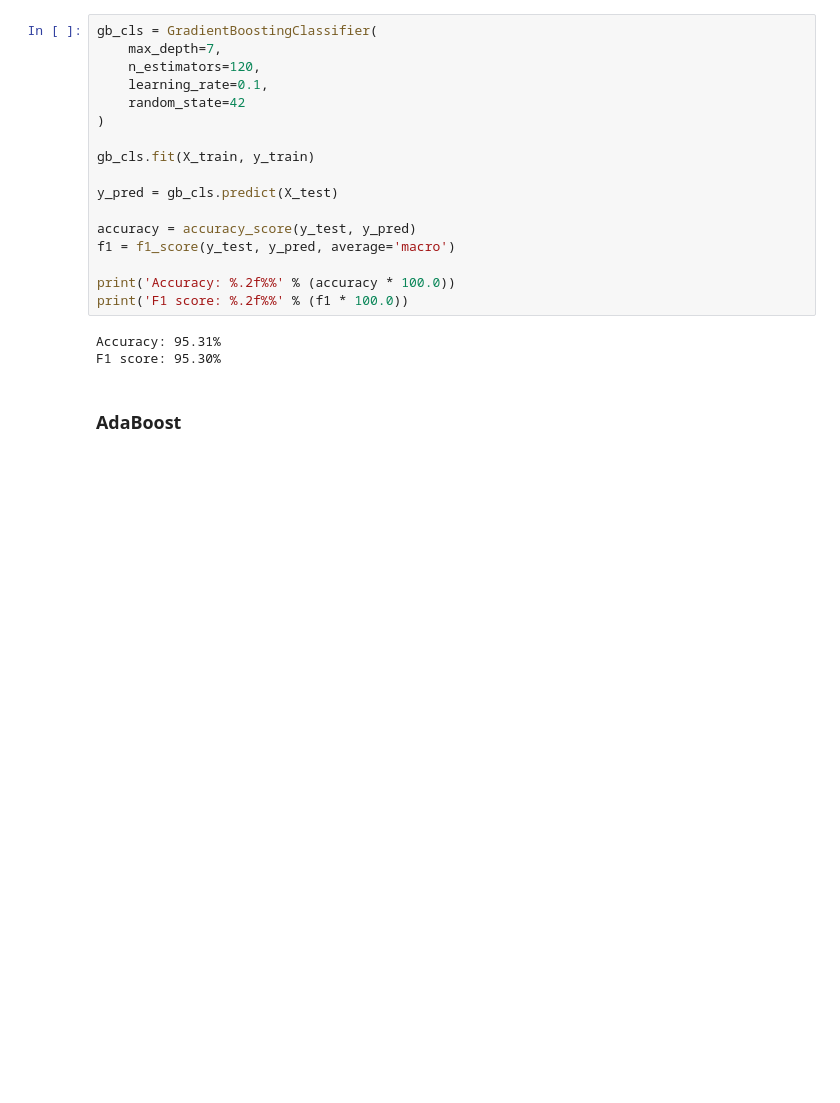
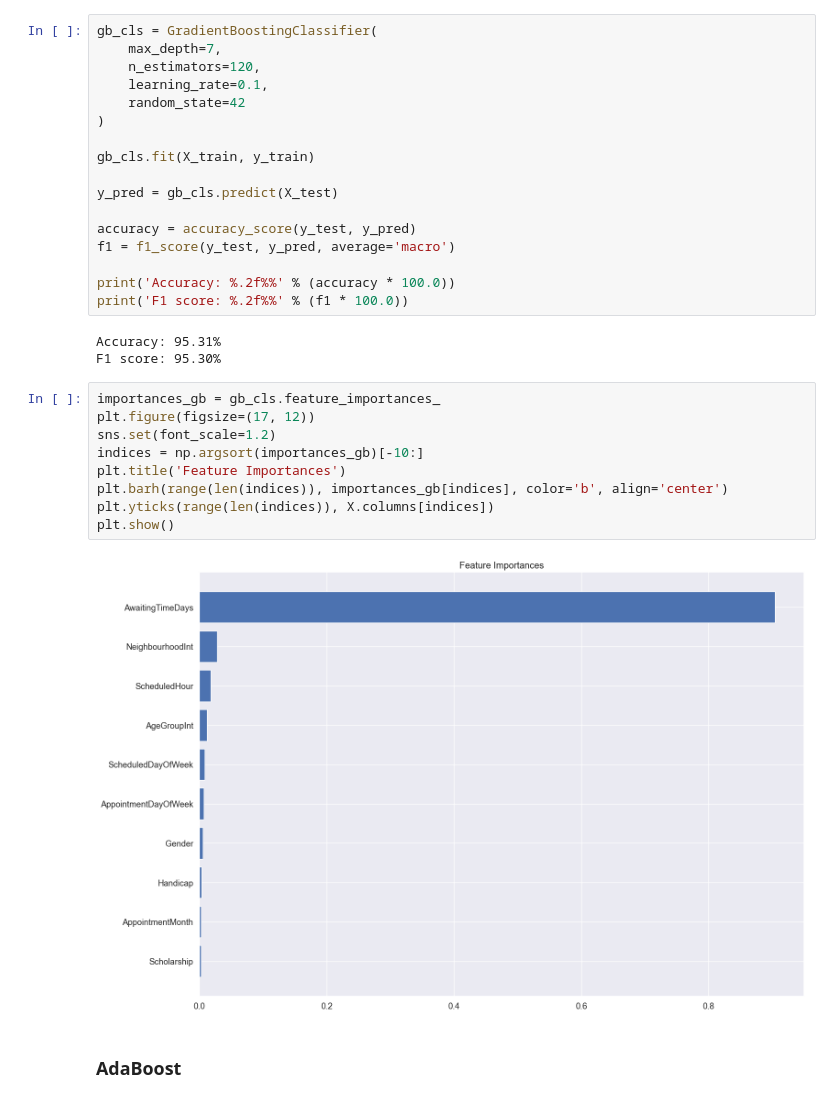
Before and after one commit to polejowska/mappshow-ml-xai, a Jupyter notebook: classifiers.ipynb, the cells around one changed output. Drawn from its saved outputs; the diff is of its cells as text; blank space fills up the shorter version.

```diff
--- a/classifiers.ipynb
+++ b/classifiers.ipynb
@@ -192,6 +207,17 @@ print('F1 score: %.2f%%' % (f1 * 100.0))
 # %% [output]
 Accuracy: 95.31%
 F1 score: 95.30%
+# %%
+importances_gb = gb_cls.feature_importances_
+plt.figure(figsize=(17, 12))
+sns.set(font_scale=1.2)
+indices = np.argsort(importances_gb)[-10:]
+plt.title('Feature Importances')
+plt.barh(range(len(indices)), importances_gb[indices], color='b', align='center')
+plt.yticks(range(len(indices)), X.columns[indices])
+plt.show()
+# %% [output]
+[figure, added]
 # %% [markdown]
 ### AdaBoost
 # %%
```
Also changed, not shown: parts of 5 cells of this notebook.
